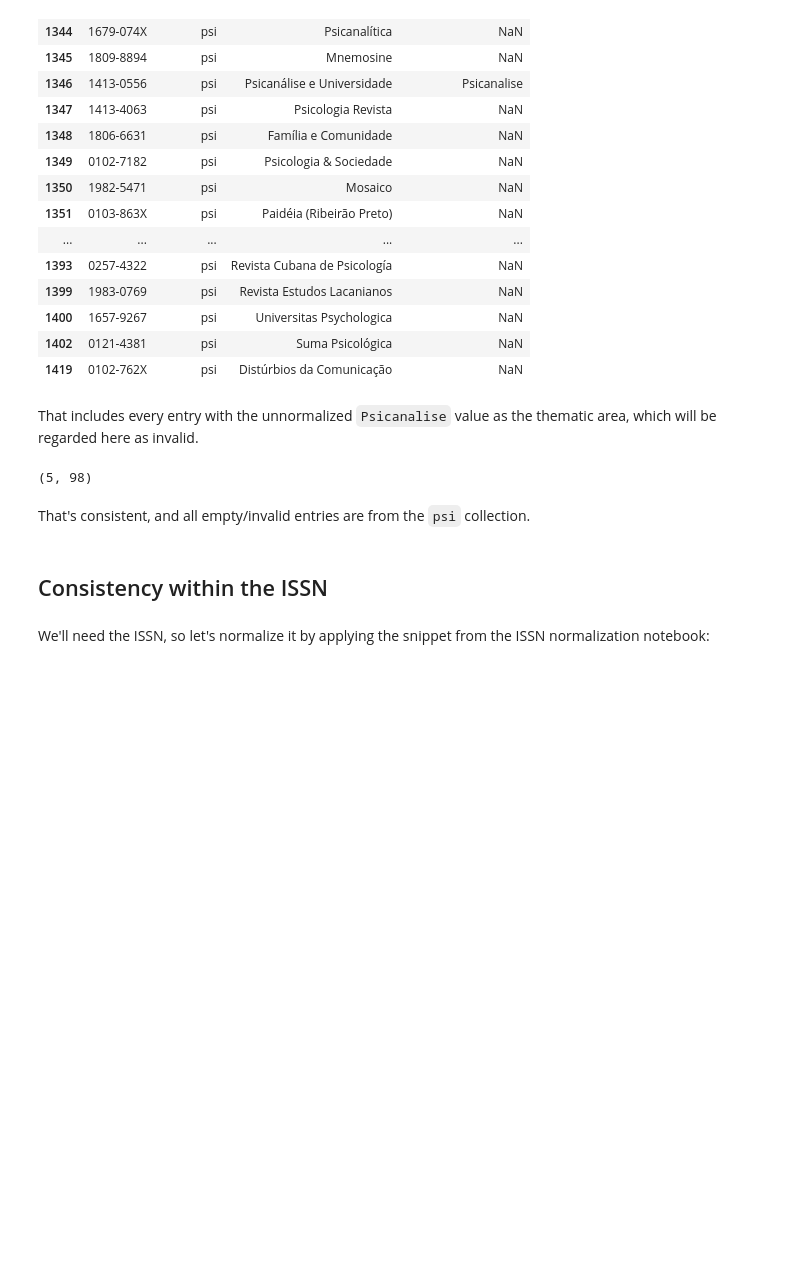
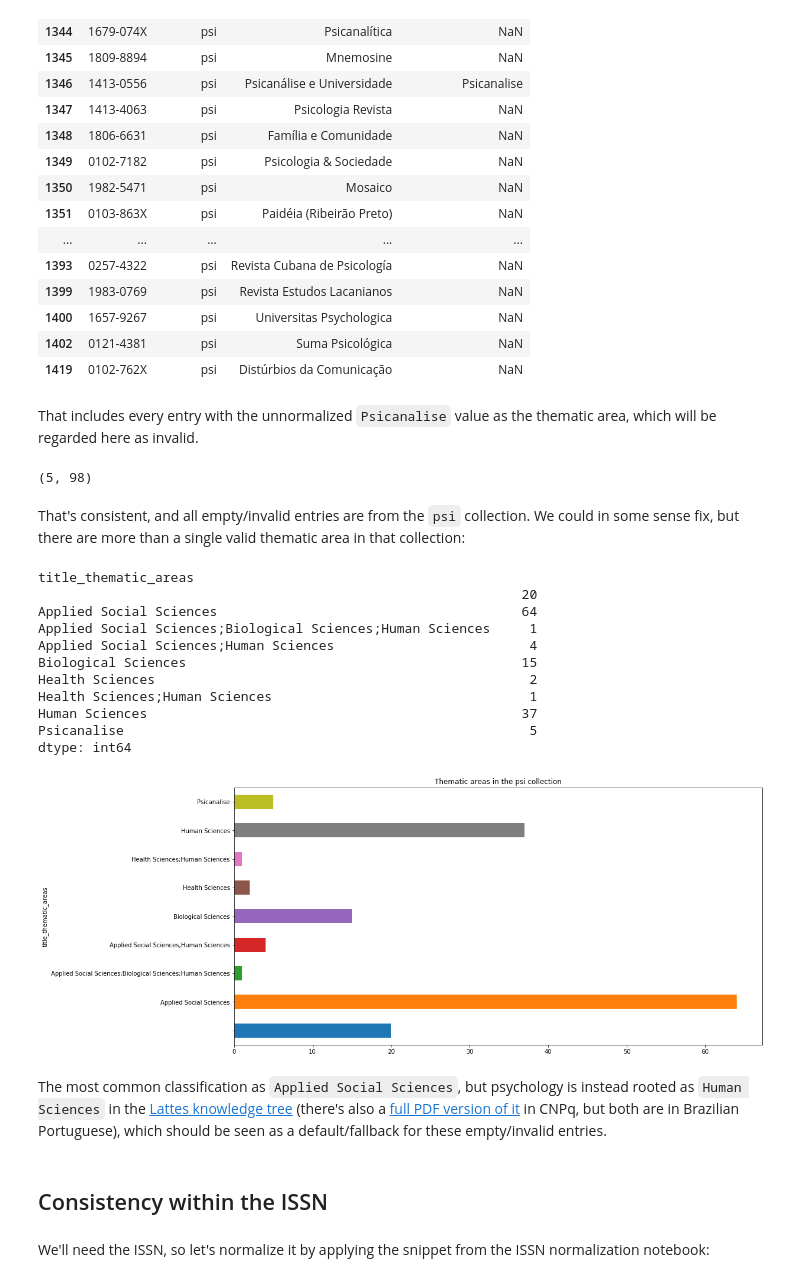
Before and after one commit to scieloorg/scielo20gt6, a Jupyter notebook: clean_area.ipynb, the cells around one changed output. Cells and saved outputs as stored; diff of their text form; code cells hidden in the pictures; blank space fills up the shorter version.

```diff
--- a/clean_area.ipynb
+++ b/clean_area.ipynb
@@ -213,6 +213,34 @@ journals[journals["title_thematic_areas"] == "Psicanalise"].shape
 (5, 98)
 # %% [markdown]
 That's consistent, and all empty/invalid entries are from the `psi` collection.
+We could in some sense fix,
+but there are more than a single valid thematic area in that collection:
+# %%
+psi_areas = journals[journals["collection"] == "psi"].fillna("") \
+                    .groupby("title_thematic_areas").size()
+psi_areas.plot.barh(figsize=(16, 8), title="Thematic areas in the psi collection")
+psi_areas
+# %% [output]
+title_thematic_areas
+                                                              20
+Applied Social Sciences                                       64
+Applied Social Sciences;Biological Sciences;Human Sciences     1
+Applied Social Sciences;Human Sciences                         4
+Biological Sciences                                           15
+Health Sciences                                                2
+Health Sciences;Human Sciences                                 1
+Human Sciences                                                37
+Psicanalise                                                    5
+dtype: int64
+[figure, added]
+# %% [markdown]
+The most common classification as `Applied Social Sciences`,
+but psychology is instead rooted as `Human Sciences` in the
+[Lattes knowledge tree](http://lattes.cnpq.br/web/dgp/arvore-do-conhecimento)
+(there's also a
+ [full PDF version of it](http://www.cnpq.br/documents/10157/186158/TabeladeAreasdoConhecimento.pdf)
+ in CNPq, but both are in Brazilian Portuguese),
+which should be seen as a default/fallback for these empty/invalid entries.
 # %% [markdown]
 ## Consistency within the ISSN
 # %% [markdown]
```
Also changed, not shown: parts of 21 cells of this notebook.
